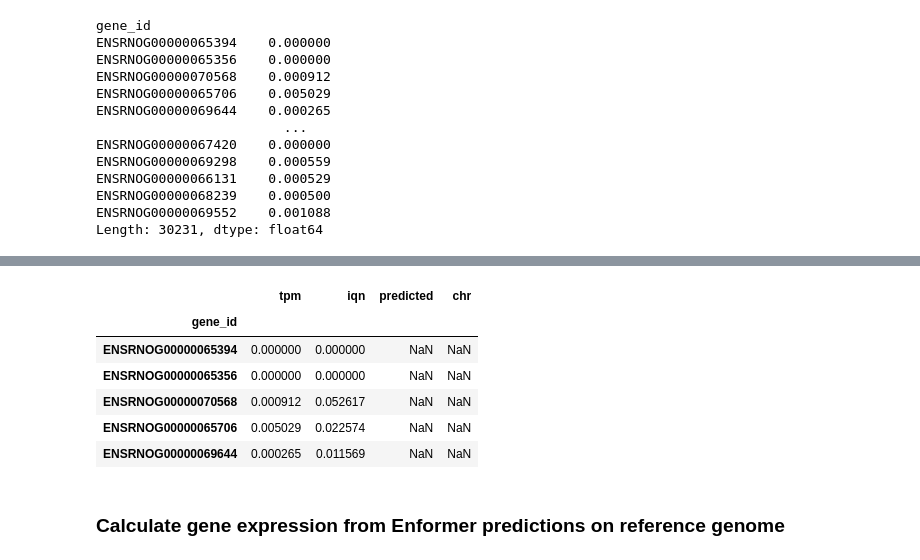
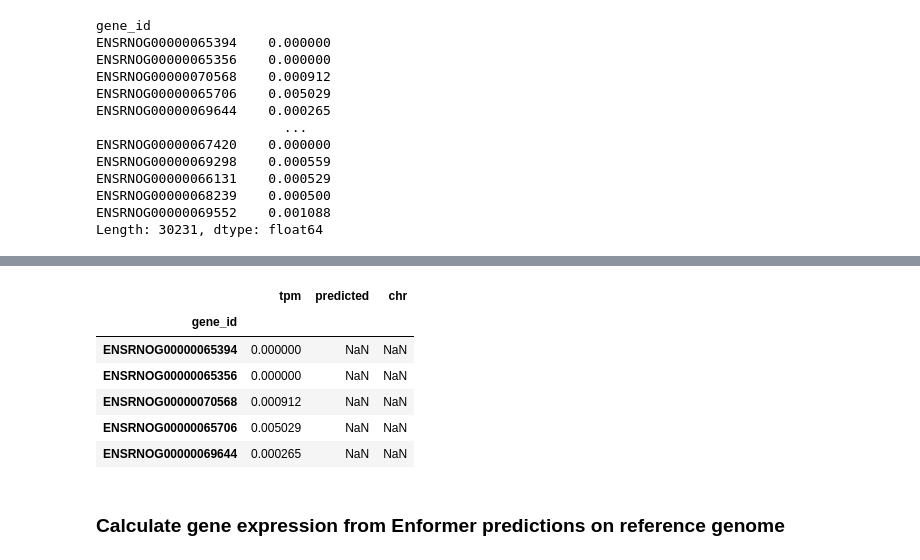
Before and after one commit to hakyimlab/sabrina-deep-learning-in-genomics, a Jupyter notebook: posts/2023-08-10-correlation-across-genes/index.ipynb, the cells around one changed output, grey strips where cells are left out. Drawn from its saved outputs; the diff is of its cells as text; code cells hidden in the pictures.

```diff
--- a/posts/2023-08-10-correlation-across-genes/index.ipynb
+++ b/posts/2023-08-10-correlation-across-genes/index.ipynb
@@ -79,15 +49,15 @@ Length: 30231, dtype: float64
 # %%
 ## Put both means into dataframe
-corr_df = pd.DataFrame({'tpm': mean_tpm, 'iqn': mean_iqn, 'predicted': np.full(30231, np.nan), 'chr': np.full(30231, np.nan)})
+corr_df = pd.DataFrame({'tpm': mean_tpm, 'predicted': np.full(30231, np.nan), 'chr': np.full(30231, np.nan)})
 corr_df.head()
 # %% [output]
-|  | tpm | iqn | predicted | chr |
-| gene_id |  |  |  |  |
-| ENSRNOG00000065394 | 0.000000 | 0.000000 | NaN | NaN |
-| ENSRNOG00000065356 | 0.000000 | 0.000000 | NaN | NaN |
-| ENSRNOG00000070568 | 0.000912 | 0.052617 | NaN | NaN |
-| ENSRNOG00000065706 | 0.005029 | 0.022574 | NaN | NaN |
-| ENSRNOG00000069644 | 0.000265 | 0.011569 | NaN | NaN |
+|  | tpm | predicted | chr |
+| gene_id |  |  |  |
+| ENSRNOG00000065394 | 0.000000 | NaN | NaN |
+| ENSRNOG00000065356 | 0.000000 | NaN | NaN |
+| ENSRNOG00000070568 | 0.000912 | NaN | NaN |
+| ENSRNOG00000065706 | 0.005029 | NaN | NaN |
+| ENSRNOG00000069644 | 0.000265 | NaN | NaN |
 # %% [markdown]
 ### Calculate gene expression from Enformer predictions on reference genome
 # %%
```
Also changed, not shown: parts of 6 cells of this notebook.
